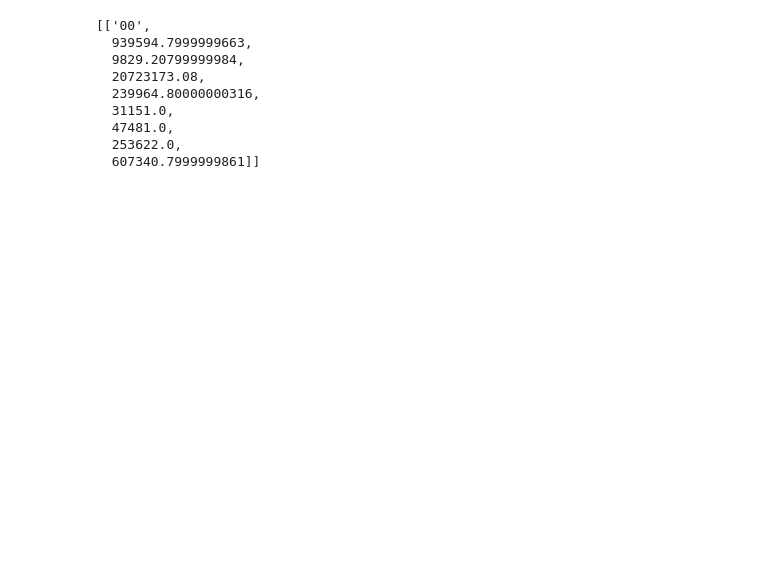
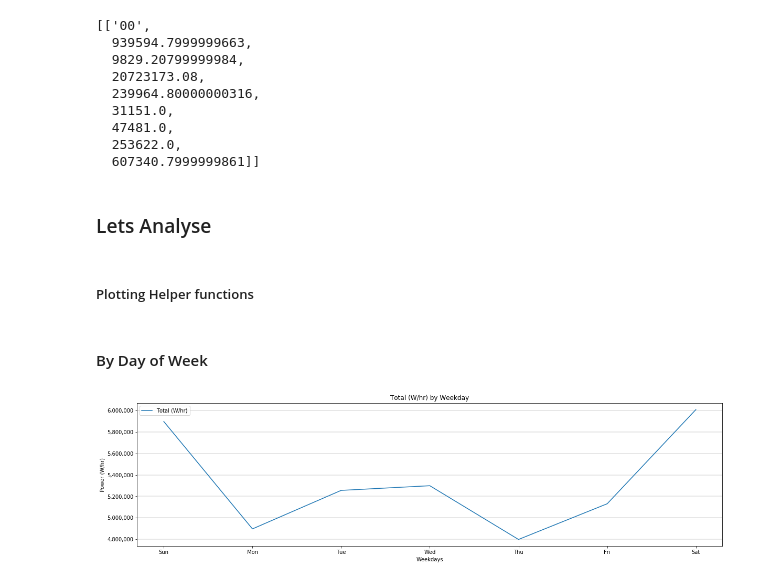
Before and after one commit to vardhanv/ML-power-consumption, a Jupyter notebook: UCI Power Consumption.ipynb, the cells around one changed output. Cells and saved outputs as stored; diff of their text form; code cells hidden in the pictures; blank space fills up the shorter version.

Commit message:
Updated with juptyer charts instead of databrics

```diff
--- a/UCI Power Consumption.ipynb
+++ b/UCI Power Consumption.ipynb
@@ -90,6 +91,7 @@ p = re.compile('(.*?)(?:;|\\Z)')
 
 # Clean the data, and convert global active energy into watt-hour
 cleanRDD = myRDD.map(lambda l: p.findall(l)).map(lambda x: (getDate(x[0]),str(x[1]),getFloat(x[2])*1000/60,getFloat(x[3]),getFloat(x[4]),getFloat(x[5]),getFloat(x[6]), getFloat(x[7]), getFloat(x[8]), getFloat(x[2])*1000/60 - (getFloat(x[6]) + getFloat(x[7]) + getFloat(x[8])) ))
+cleanRDD = cleanRDD.filter(lambda x: (x[0].year >= 2006) and (x[0].year <= 2010))
 # %%
 cleanRDD.count()
 # %% [output]
@@ -127,0 +157,46 @@ hourRDD.take(1)
+# %% [markdown]
+<h3> Lets Analyse </h3>
+# %% [markdown]
+<h5> Plotting Helper functions </h5>
+# %%
+def simpleWeekDayGraph(ydata, yaxis, title):
+   days = ["Sun", "Mon", "Tue", "Wed", "Thu", "Fri", "Sat", "Sun"]
+   return simpleGraph(ydata, yaxis, range(0,7), days, "Weekdays", title)
+
+
+def monthGraph(ydata, yaxis, title):
+   month = ["Jan", "Feb", "Mar", "Apr", "May", "Jun", "Jul", "Aug", "Sept", "Oct", "Nov", "Dec"]
+   return simpleGraph(ydata, yaxis, range(0,12), month, "Month", title)
+
+def hourGraph(ydata, yaxis, title):
+   hours = [ str(i) for i in range(0,24) ]
+   return simpleGraph(ydata, yaxis, range(0,24), hours, "Hour of Day", title)
+
+def simpleGraph(ydata, yaxis, xdata, xlabel, xaxis, title):
+   x = np.array(xdata)
+   y = np.array(ydata)
+   fig = pyplot.figure(figsize = (20,5))
+   ax = fig.add_subplot(111)
+   ax.yaxis.grid(which="major", color=(0.1,0.1,0.1), linestyle='-', linewidth=0.2)
+
+
+   pyplot.xticks(x,xlabel)
+   pyplot.xlabel(xaxis)
+   pyplot.ylabel(yaxis)
+   pyplot.title(title)
+
+   ax.plot(x, y, label="Total (W/hr)")
+   pyplot.legend()
+
+
+   ax.get_yaxis().set_major_formatter(ticker.FuncFormatter(lambda x, p: format(int(x), ',')))
+   return fig
+# %% [markdown]
+<h4> By Day of Week </h4>
+# %%
+WattHourCol = ["Total (W/hr)", "Kitchen (W/hr)", "Laundry room (W/hr)", "Water-heater & Air-conditioner (W/hr)", "Other (W/hr)"]
+
+c = WattHourCol[0]
+simpleWeekDayGraph(weekDayDF.select(c).collect(),"Power (W/hr)", c + " by Weekday")
+# %% [output]
+[figure, added]
```
Also changed, not shown: parts of 40 cells of this notebook.
